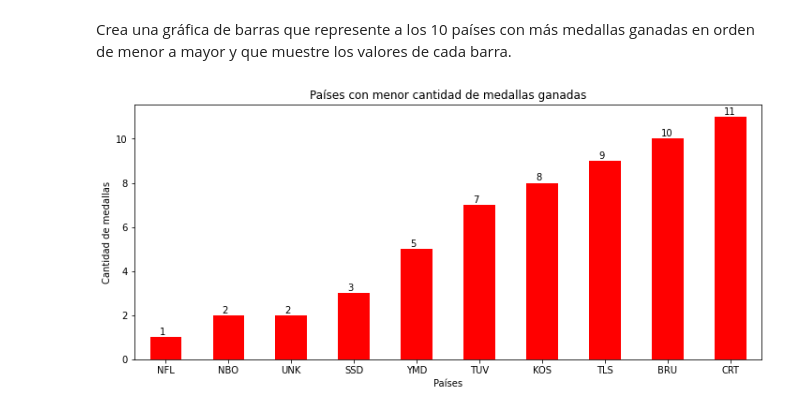
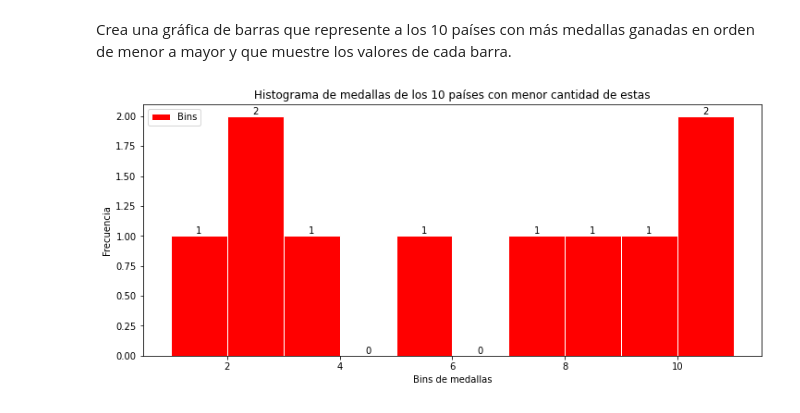
Before and after one commit to Brunoware/Actividades_Python_Fundamentals, a Jupyter notebook: Actividades/Actividad_16_Python_Fundamentals.ipynb, the cells around one changed output. Saved outputs shown, nothing was run; the diff lists cells and outputs as text; code cells hidden in the pictures.

Commit message:
Se corrige con .hist() de la parte avanzada de la actividad 16

```diff
--- a/Actividades/Actividad_16_Python_Fundamentals.ipynb
+++ b/Actividades/Actividad_16_Python_Fundamentals.ipynb
@@ -45,24 +45,38 @@ Crea una gráfica de barras que represente a los 10 países con más medallas ga
 # %%
 # importar matplotlib
 import matplotlib.pyplot as plt
 %matplotlib inline
 
 # tamaño del gráfico
 plt.figure(figsize=(12,5))
 
+# data de las cantidades para el .hist()
+data=df.NOC.value_counts(ascending=True).head(10).tolist()
+
 # plotear grafico de barras
-df.NOC.value_counts(ascending=True).head(10).plot(kind='bar',color='red')
+freq, bins, patches = plt.hist(data, edgecolor='white', label='Bins',color='red')
+
+# coordenada x para los labels
+bin_centers = np.diff(bins)*0.5 + bins[:-1]
 
 # anotar valores en las barras
-list_values=df.NOC.value_counts(ascending=True).head(10).tolist()
-for i in range(len(list_values)):
-    plt.text(i-0.1,list_values[i]+0.1,list_values[i])
+n = 0
+for fr, x, patch in zip(freq, bin_centers, patches):
+    height = int(freq[n])
+    plt.annotate("{}".format(height),
+               xy = (x, height),
+               xytext = (0,0.2),
+               textcoords = "offset points",
+               ha = 'center', va = 'bottom'
+               )
+    n = n+1
 
 # nombre en los labels y titulo
-plt.xlabel('Países')
-plt.ylabel('Cantidad de medallas')
-plt.title('Países con menor cantidad de medallas ganadas')
+plt.xlabel('Bins de medallas')
+plt.ylabel('Frecuencia')
+plt.title('Histograma de medallas de los 10 países con menor cantidad de estas')
 plt.xticks(rotation=0)
+plt.legend()
 plt.show()
 # %% [output]
-[figure, old version]
+[figure, new version]
```
